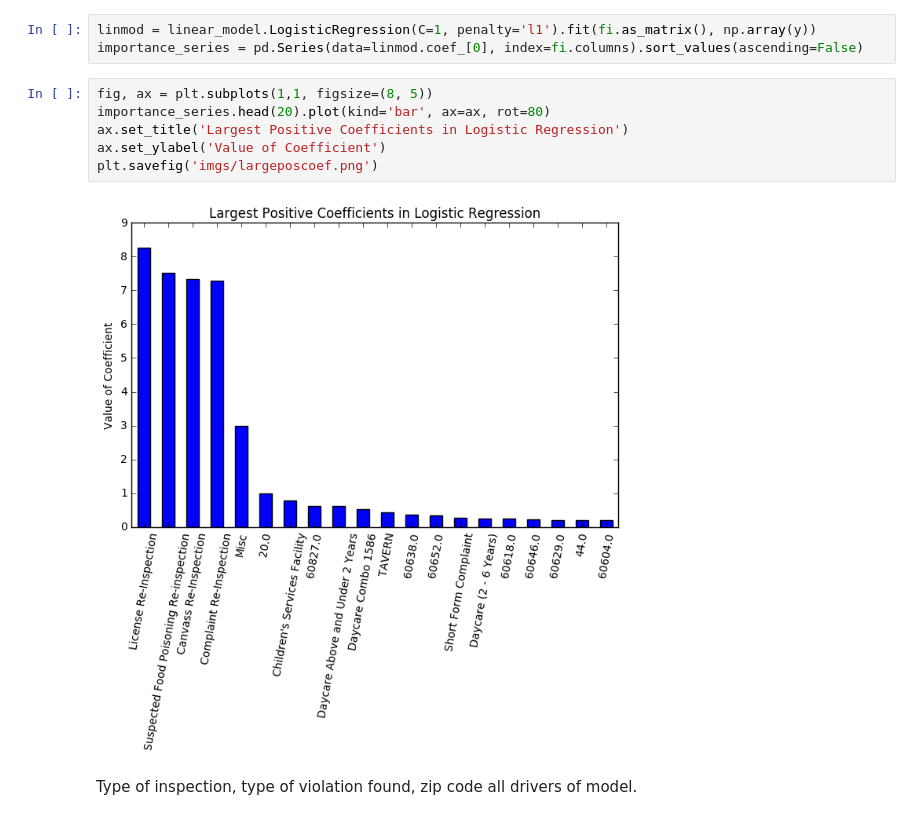
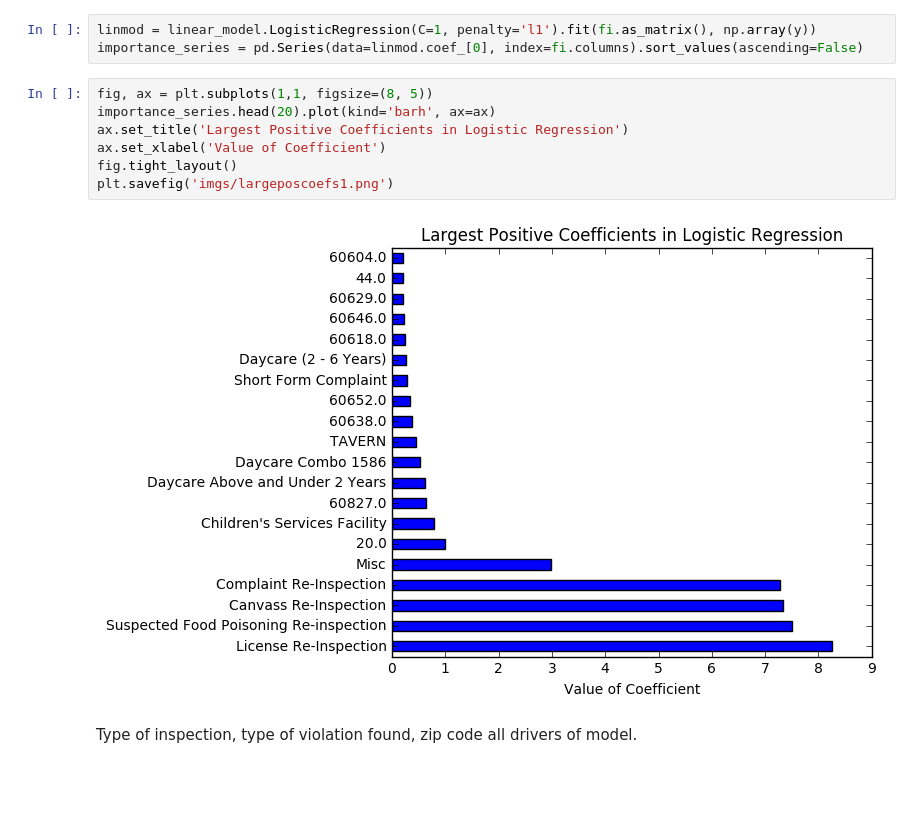
Before and after one commit to thewassermann/inspection_project, a Jupyter notebook: Gil Baseline Model Research.ipynb, the cells around one changed output. Cells and saved outputs as stored; diff of their text form; blank space fills up the shorter version.

```diff
--- a/Gil Baseline Model Research.ipynb
+++ b/Gil Baseline Model Research.ipynb
@@ -643,12 +643,13 @@ linmod = linear_model.LogisticRegression(C=1, penalty='l1').fit(fi.as_matrix(),
 importance_series = pd.Series(data=linmod.coef_[0], index=fi.columns).sort_values(ascending=False)
 # %%
 fig, ax = plt.subplots(1,1, figsize=(8, 5))
-importance_series.head(20).plot(kind='bar', ax=ax, rot=80)
+importance_series.head(20).plot(kind='barh', ax=ax)
 ax.set_title('Largest Positive Coefficients in Logistic Regression')
-ax.set_ylabel('Value of Coefficient')
-plt.savefig('imgs/largeposcoef.png')
+ax.set_xlabel('Value of Coefficient')
+fig.tight_layout()
+plt.savefig('imgs/largeposcoefs1.png')
 # %% [output]
-[figure, old version]
+[figure, new version]
 # %% [markdown]
 Type of inspection, type of violation found, zip code all drivers of model.
 # %%
```
Also changed, not shown: parts of 1 cell of this notebook, 8 other files.
